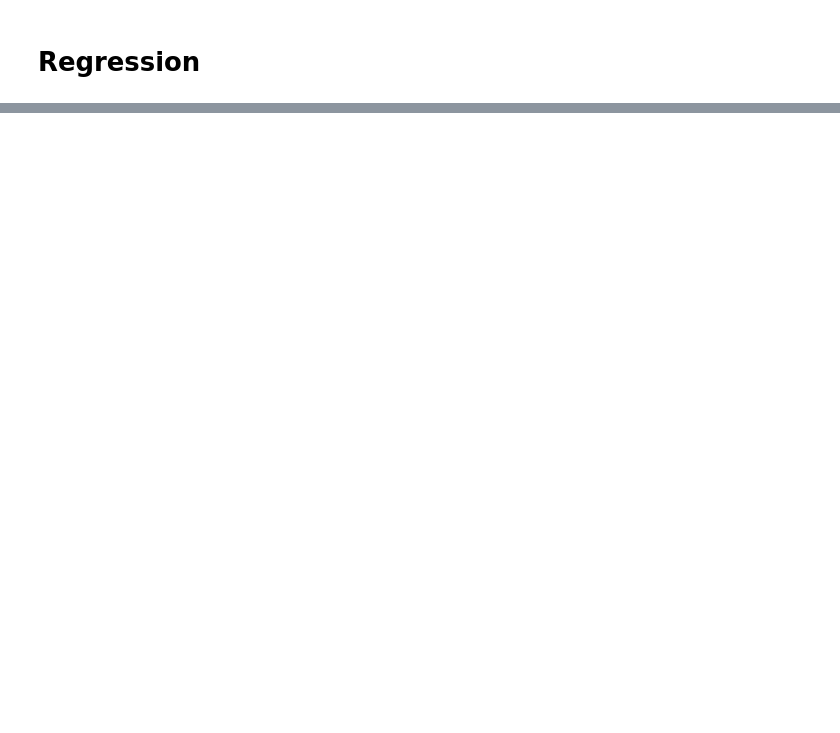
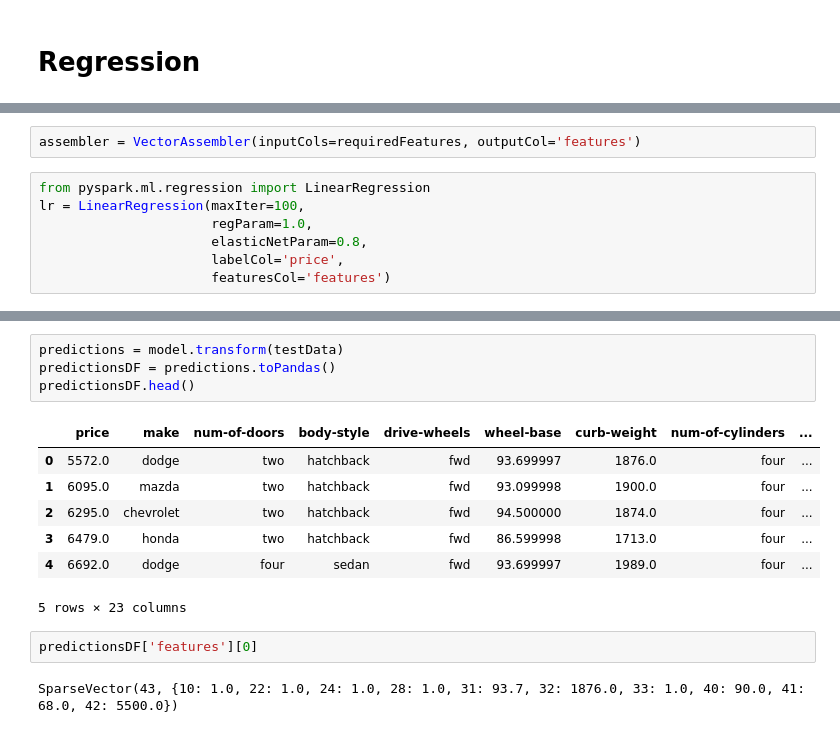
Before and after one commit to manojmanivannan/ApacheSparkEssentials, a Jupyter notebook: ML_SparkByPluralsight.ipynb, the cells around one changed output, grey strips where cells are left out. Saved outputs shown, nothing was run; the diff lists cells and outputs as text; blank space fills up the shorter version.

```diff
--- a/ML_SparkByPluralsight.ipynb
+++ b/ML_SparkByPluralsight.ipynb
@@ -656,0 +732,9 @@ predictionsDF.loc[
+# %%
+assembler = VectorAssembler(inputCols=requiredFeatures, outputCol='features')
+# %%
+from pyspark.ml.regression import LinearRegression
+lr = LinearRegression(maxIter=100,
+                      regParam=1.0,
+                      elasticNetParam=0.8,
+                      labelCol='price',
+                      featuresCol='features')
@@ -656,0 +764,16 @@ predictionsDF.loc[
+# %%
+predictions = model.transform(testData)
+predictionsDF = predictions.toPandas()
+predictionsDF.head()
+# %% [output]
+|  | price | make | num-of-doors | body-style | drive-wheels | wheel-base | curb-weight | num-of-cylinders | ... |
+| 0 | 5572.0 | dodge | two | hatchback | fwd | 93.699997 | 1876.0 | four | ... |
+| 1 | 6095.0 | mazda | two | hatchback | fwd | 93.099998 | 1900.0 | four | ... |
+| 2 | 6295.0 | chevrolet | two | hatchback | fwd | 94.500000 | 1874.0 | four | ... |
+| 3 | 6479.0 | honda | two | hatchback | fwd | 86.599998 | 1713.0 | four | ... |
+| 4 | 6692.0 | dodge | four | sedan | fwd | 93.699997 | 1989.0 | four | ... |
+5 rows × 23 columns
+# %%
+predictionsDF['features'][0]
+# %% [output]
+SparseVector(43, {10: 1.0, 22: 1.0, 24: 1.0, 28: 1.0, 31: 93.7, 32: 1876.0, 33: 1.0, 40: 90.0, 41: 68.0, 42: 5500.0})
```
Also changed, not shown: parts of 53 cells of this notebook.
